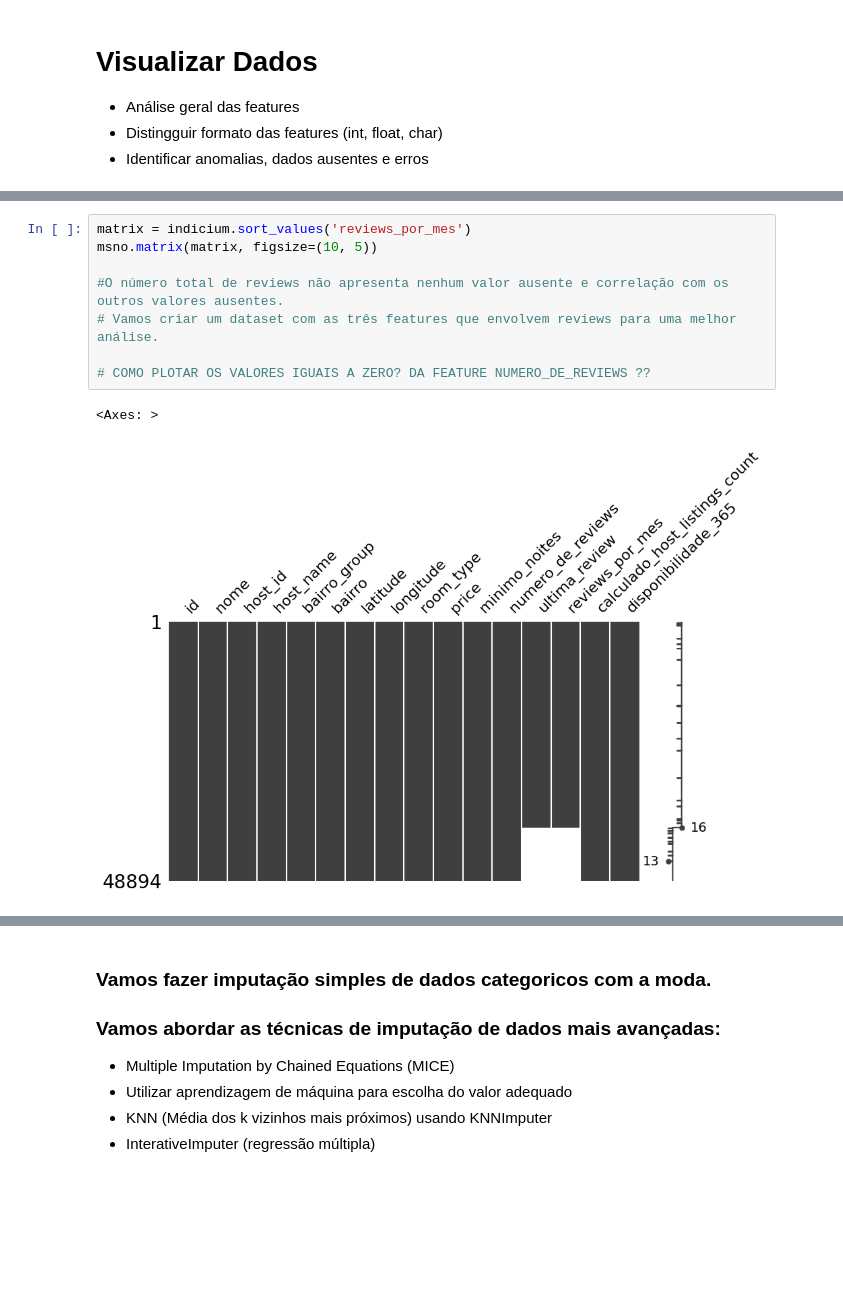
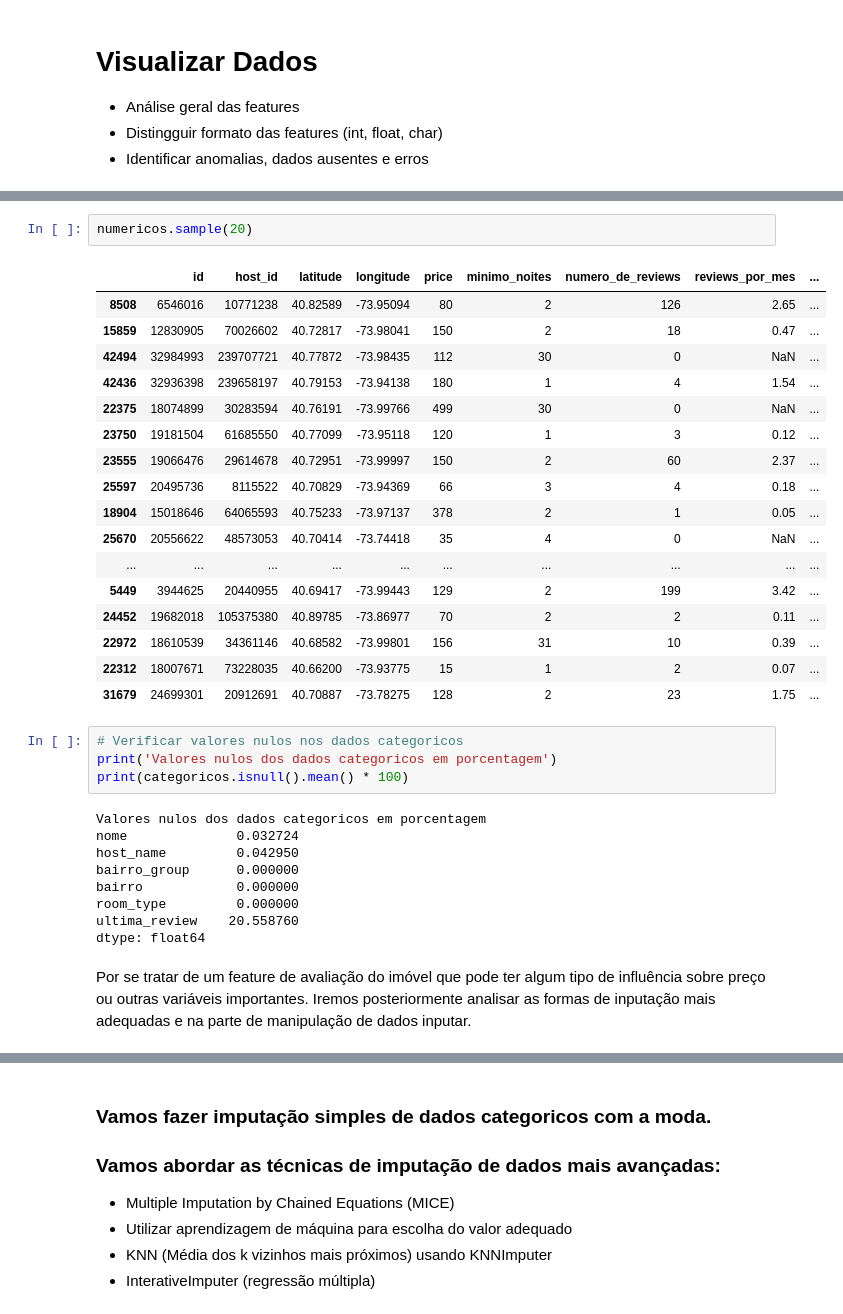
Before and after one commit to IanPerigoVianna/Lighthouse_DataScience, a Jupyter notebook: LH_CD_IAN_LUCAS_PÉRIGO_VIANNA.ipynb, the cells around one changed output, grey strips where cells are left out. Drawn from its saved outputs; the diff is of its cells as text; blank space fills up the shorter version.

```diff
--- a/LH_CD_IAN_LUCAS_PÉRIGO_VIANNA.ipynb
+++ b/LH_CD_IAN_LUCAS_PÉRIGO_VIANNA.ipynb
@@ -230,11 +187,35 @@ Por se tratar de duas features envolvidas com reviews e apresentarem a mesma qua
-# %%
-matrix = indicium.sort_values('reviews_por_mes')
-msno.matrix(matrix, figsize=(10, 5))
-
-#O número total de reviews não apresenta nenhum valor ausente e correlação com os outros valores ausentes.
-# Vamos criar um dataset com as três features que envolvem reviews para uma melhor análise.
-
-# COMO PLOTAR OS VALORES IGUAIS A ZERO? DA FEATURE NUMERO_DE_REVIEWS ??
-# %% [output]
-<Axes: >
-[figure, removed]
+# %%
+numericos.sample(20)
+# %% [output]
+|  | id | host_id | latitude | longitude | price | minimo_noites | numero_de_reviews | reviews_por_mes | ... |
+| 8508 | 6546016 | 10771238 | 40.82589 | -73.95094 | 80 | 2 | 126 | 2.65 | ... |
+| 15859 | 12830905 | 70026602 | 40.72817 | -73.98041 | 150 | 2 | 18 | 0.47 | ... |
+| 42494 | 32984993 | 239707721 | 40.77872 | -73.98435 | 112 | 30 | 0 | NaN | ... |
+| 42436 | 32936398 | 239658197 | 40.79153 | -73.94138 | 180 | 1 | 4 | 1.54 | ... |
+| 22375 | 18074899 | 30283594 | 40.76191 | -73.99766 | 499 | 30 | 0 | NaN | ... |
+| 23750 | 19181504 | 61685550 | 40.77099 | -73.95118 | 120 | 1 | 3 | 0.12 | ... |
+| 23555 | 19066476 | 29614678 | 40.72951 | -73.99997 | 150 | 2 | 60 | 2.37 | ... |
+| 25597 | 20495736 | 8115522 | 40.70829 | -73.94369 | 66 | 3 | 4 | 0.18 | ... |
+| 18904 | 15018646 | 64065593 | 40.75233 | -73.97137 | 378 | 2 | 1 | 0.05 | ... |
+| 25670 | 20556622 | 48573053 | 40.70414 | -73.74418 | 35 | 4 | 0 | NaN | ... |
+| ... | ... | ... | ... | ... | ... | ... | ... | ... | ... |
+| 5449 | 3944625 | 20440955 | 40.69417 | -73.99443 | 129 | 2 | 199 | 3.42 | ... |
+| 24452 | 19682018 | 105375380 | 40.89785 | -73.86977 | 70 | 2 | 2 | 0.11 | ... |
+| 22972 | 18610539 | 34361146 | 40.68582 | -73.99801 | 156 | 31 | 10 | 0.39 | ... |
+| 22312 | 18007671 | 73228035 | 40.66200 | -73.93775 | 15 | 1 | 2 | 0.07 | ... |
+| 31679 | 24699301 | 20912691 | 40.70887 | -73.78275 | 128 | 2 | 23 | 1.75 | ... |
+# %%
+# Verificar valores nulos nos dados categoricos
+print('Valores nulos dos dados categoricos em porcentagem')
+print(categoricos.isnull().mean() * 100)
+# %% [output]
+Valores nulos dos dados categoricos em porcentagem
+nome              0.032724
+host_name         0.042950
+bairro_group      0.000000
+bairro            0.000000
+room_type         0.000000
+ultima_review    20.558760
+dtype: float64
+# %% [markdown]
+Por se tratar de um feature de avaliação do imóvel que pode ter algum tipo de influência sobre preço ou outras variáveis importantes. Iremos posteriormente analisar as formas de inputação mais adequadas e na parte de manipulação de dados inputar.
```
Also changed, not shown: parts of 39 cells of this notebook.
